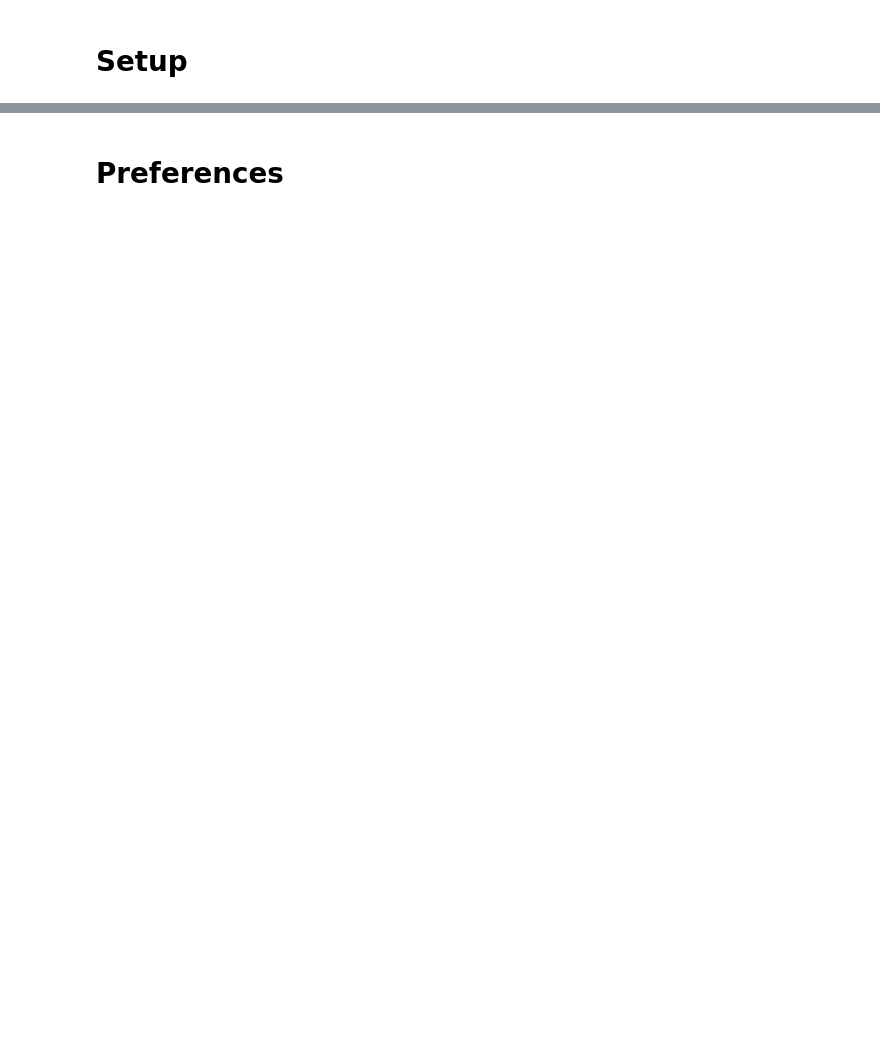
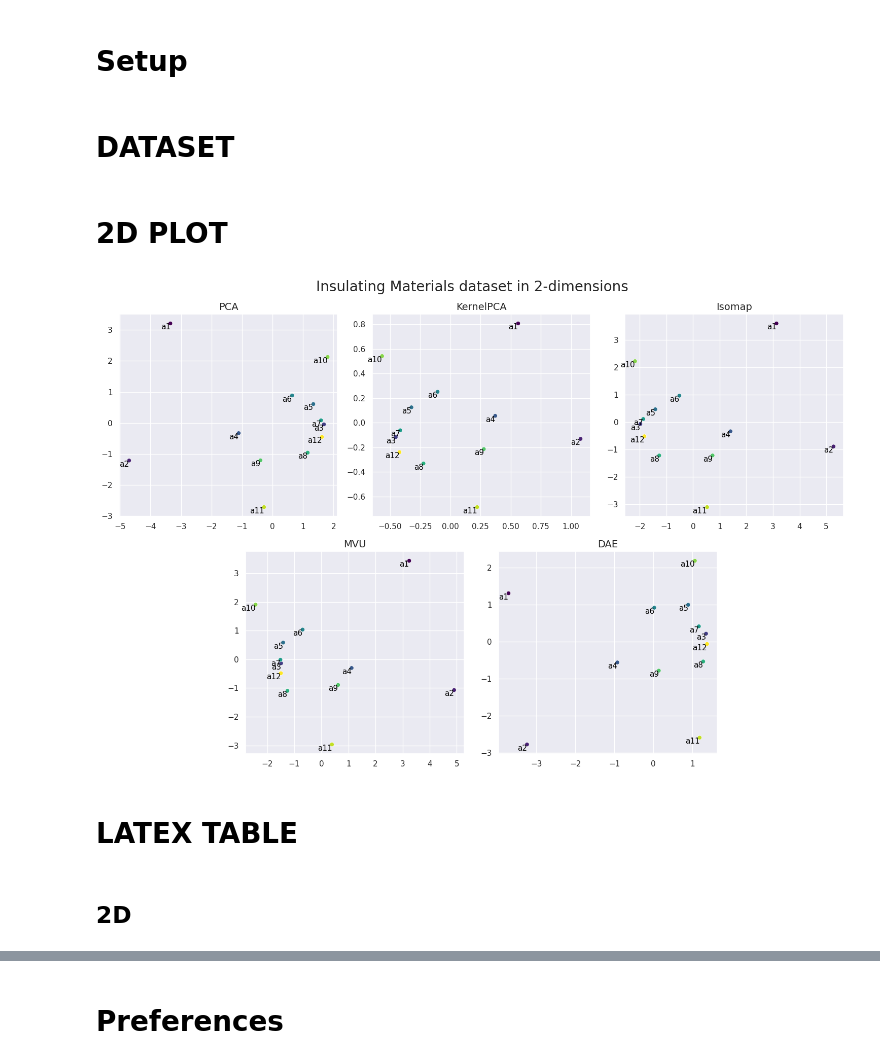
Before and after one commit to anras5/ordinal-regression-reduced, a Jupyter notebook: src/notebooks/case-study.ipynb, the cells around one changed output, grey strips where cells are left out. Saved outputs shown, nothing was run; the diff lists cells and outputs as text; code cells hidden in the pictures; blank space fills up the shorter version.

Commit message:
feat: update jupyters with DAE, tables for case study

```diff
--- a/src/notebooks/case-study.ipynb
+++ b/src/notebooks/case-study.ipynb
@@ -12,13 +12,17 @@ from sklearn.manifold import Isomap
 from sklearn.pipeline import Pipeline
 from sklearn.preprocessing import StandardScaler
 from hassediagram.hasse_diagram import hasse_graphviz
-
+import matplotlib.pyplot as plt
+import matplotlib.gridspec as gridspec
+import seaborn as sns
 
 sys.path.append(str(Path(os.getcwd()).parent))
 from mcda.dataset import MCDADataset
-from mcda.uta import Criterion, calculate_uta_gms
+from mcda.uta import Criterion, calculate_uta_gms, check_uta_feasibility
 from methods.autoencoder import DominanceAutoEncoder
 from methods.mvu import MaximumVarianceUnfolding
+
+sns.set()
 # %%
 def get_methods(n: int) -> dict:
     """
@@ -35,7 +39,7 @@ def get_methods(n: int) -> dict:
     """
     return {
         "PCA": Pipeline([("scaler", StandardScaler()), ("pca", PCA(n_components=n, random_state=42))]),
-        "KernelPCA": Pipeline([("scaler", StandardScaler()), ("kpca", KernelPCA(n_components=n, random_state=42))]),
+        "KernelPCA": Pipeline([("scaler", StandardScaler()), ("kpca", KernelPCA(n_components=n, random_state=42, kernel="sigmoid"))]),
         "Isomap": Pipeline([("scaler", StandardScaler()), ("isomap", Isomap(n_components=n))]),
         "MVU": Pipeline([("scaler", StandardScaler()), ("mvu", MaximumVarianceUnfolding(n_components=n, seed=42))]),
         "DAE": Pipeline(
@@ -45,3 +49,59 @@ def get_methods(n: int) -> dict:
             ]
         ),
     }
+# %% [markdown]
+# DATASET
+# %%
+dataset: MCDADataset = MCDADataset.read_csv("../data/insulating-materials/dataset.csv")
+df = dataset.data
+# %% [markdown]
+# 2D PLOT
+# %%
+fig = plt.figure(figsize=(15, 10))
+
+# Create a 2x6 grid (for finer control)
+gs = gridspec.GridSpec(2, 6)
+axes = []
+axes.append(plt.subplot(gs[0, 0:2]))  # PCA spans columns 0-1
+axes.append(plt.subplot(gs[0, 2:4]))  # KernelPCA spans columns 2-3
+axes.append(plt.subplot(gs[0, 4:6]))  # Isomap spans columns 4-5
+axes.append(plt.subplot(gs[1, 1:3]))  # MVU spans columns 1-2
+axes.append(plt.subplot(gs[1, 3:5]))  # DAE spans columns 3-4
+
+color = np.linspace(0, 1, df.shape[0])
+methods = get_methods(2)
+for i, (method_name, method) in enumerate(methods.items()):
+    df_m = pd.DataFrame(method.fit_transform(df), index=df.index, columns=["Dim 1", "Dim 2"])
+    sns.scatterplot(
+        x="Dim 1",
+        y="Dim 2",
+        hue=color,
+        palette="viridis",
+        data=df_m,
+        ax=axes[i],
+        legend=False,
+    )
+    for j in range(df_m.shape[0]):
+        axes[i].text(
+            df_m.iloc[j, 0],
+            df_m.iloc[j, 1],
+            str(df_m.index[j]),
+            fontsize=11,
+            color="black",
+            ha="right",
+            va="top",
+        )
+    axes[i].set_title(f"{method_name}", fontsize=14)
+    axes[i].set_xlabel("")
+    axes[i].set_ylabel("")
+
+plt.suptitle("Insulating Materials dataset in 2-dimensions", fontsize=20)
+plt.tight_layout()
+plt.savefig("../data/insulating-materials/2d-plane.png")
+plt.show()
+# %% [output]
+[figure, added]
+# %% [markdown]
+# LATEX TABLE
+# %% [markdown]
+## 2D
```
Also changed, not shown: parts of 9 cells of this notebook, 2 other files.
